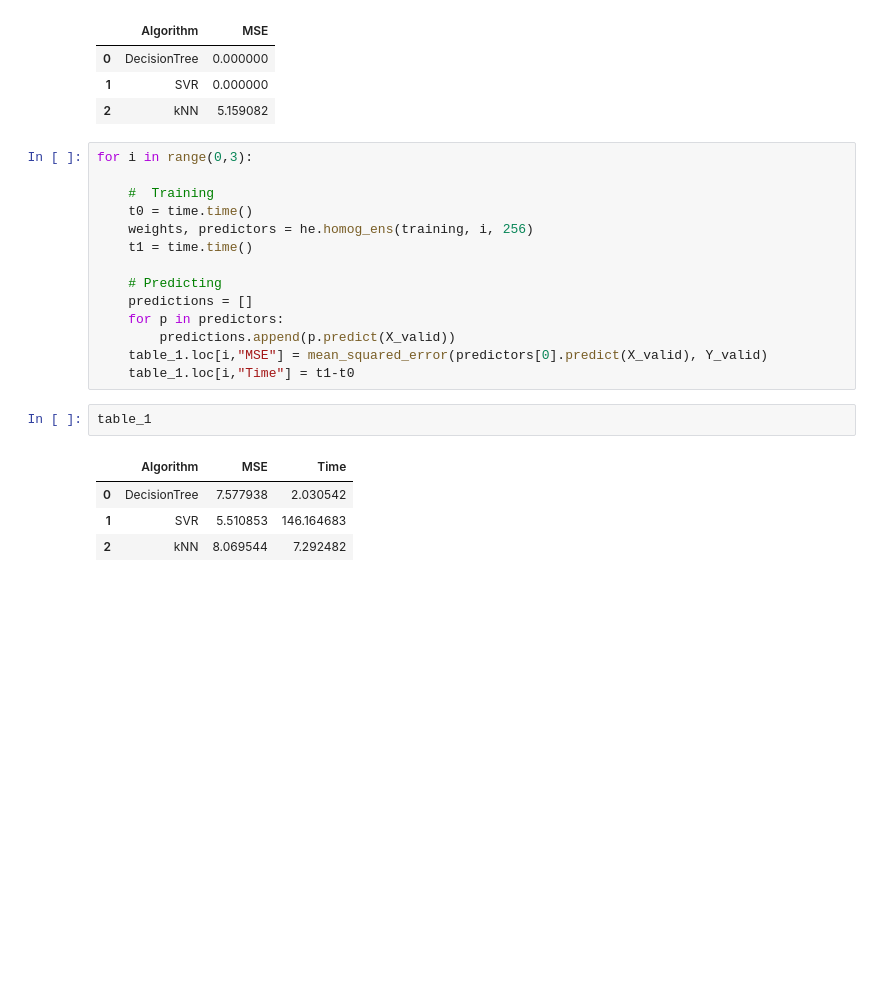
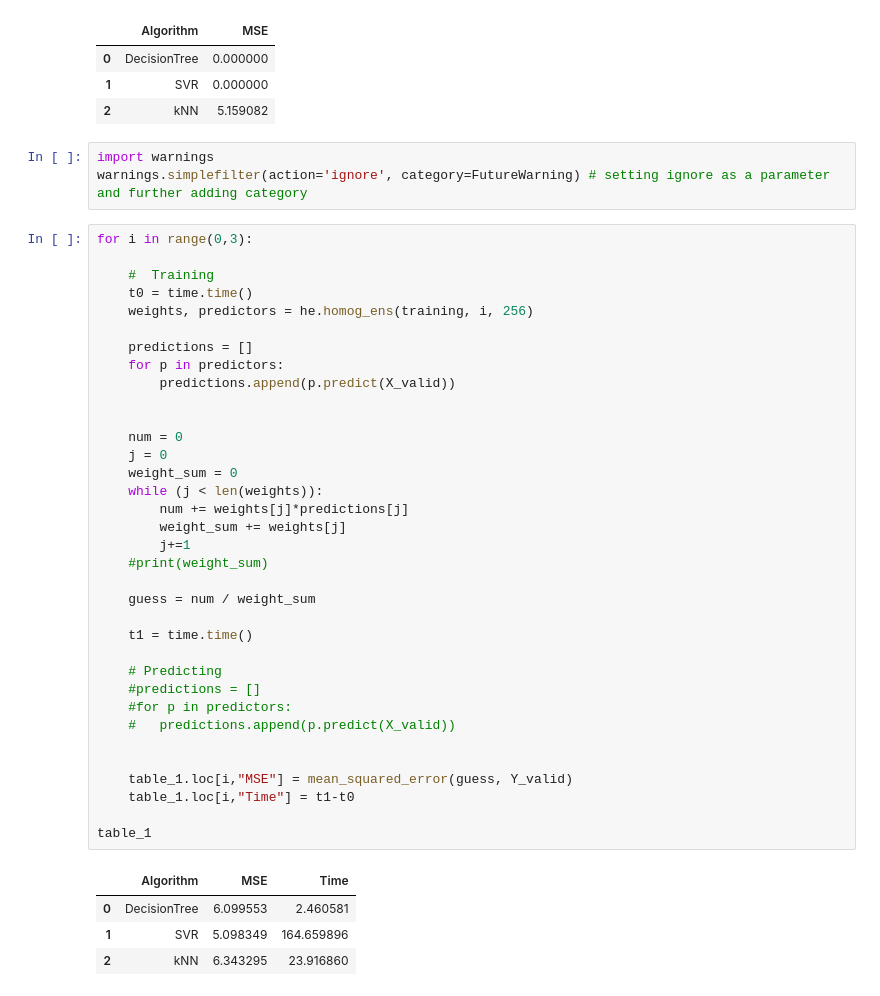
Before and after one commit to jcarew42/Ensemble-Learning-TTU, a Jupyter notebook: Part_2_Ensemble_Testing.ipynb, the cells around one changed output. Drawn from its saved outputs; the diff is of its cells as text; blank space fills up the shorter version.

Commit message:
Added time for training

```diff
--- a/Part_2_Ensemble_Testing.ipynb
+++ b/Part_2_Ensemble_Testing.ipynb
@@ -127,24 +127,46 @@ table_1
 | 0 | DecisionTree | 0.000000 |
 | 1 | SVR | 0.000000 |
 | 2 | kNN | 5.159082 |
+# %%
+import warnings
+warnings.simplefilter(action='ignore', category=FutureWarning) # setting ignore as a parameter and further adding category
 # %%
 for i in range(0,3):
 
     #  Training
     t0 = time.time()
     weights, predictors = he.homog_ens(training, i, 256)
+
+    predictions = []
+    for p in predictors:
+        predictions.append(p.predict(X_valid))
+
+
+    num = 0
+    j = 0
+    weight_sum = 0
+    while (j < len(weights)):
+        num += weights[j]*predictions[j]
+        weight_sum += weights[j]
+        j+=1
+    #print(weight_sum)
+
+    guess = num / weight_sum
+
     t1 = time.time()
 
     # Predicting
-    predictions = []
-    for p in predictors:
-        predictions.append(p.predict(X_valid))
-    table_1.loc[i,"MSE"] = mean_squared_error(predictors[0].predict(X_valid), Y_valid)
+    #predictions = []
+    #for p in predictors:
+    #   predictions.append(p.predict(X_valid))
+
+
+    table_1.loc[i,"MSE"] = mean_squared_error(guess, Y_valid)
     table_1.loc[i,"Time"] = t1-t0
+
+table_1
+# %% [output]
+|  | Algorithm | MSE | Time |
+| 0 | DecisionTree | 6.099553 | 2.460581 |
+| 1 | SVR | 5.098349 | 164.659896 |
+| 2 | kNN | 6.343295 | 23.916860 |
-# %%
-table_1
-# %% [output]
-|  | Algorithm | MSE | Time |
-| 0 | DecisionTree | 7.577938 | 2.030542 |
-| 1 | SVR | 5.510853 | 146.164683 |
-| 2 | kNN | 8.069544 | 7.292482 |
```
Also changed, not shown: parts of 9 cells of this notebook.
